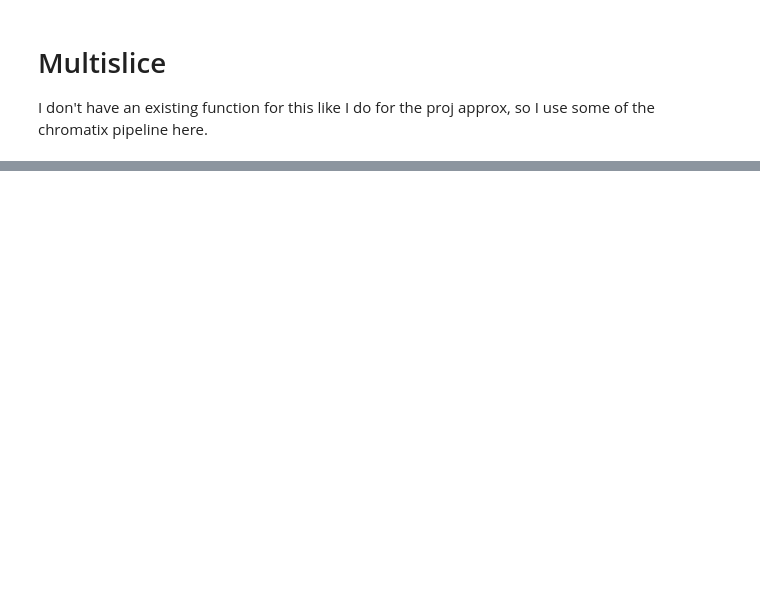
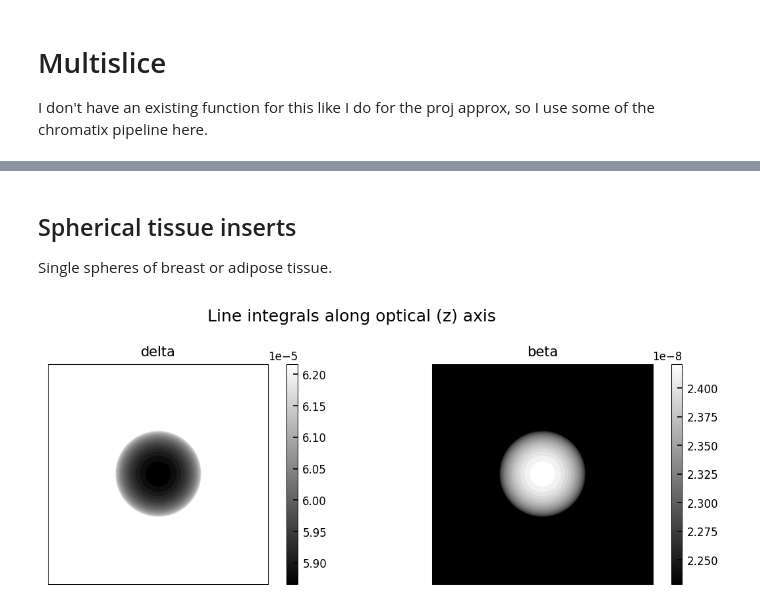
Before and after one commit to gjadick/spectral-xpci, a Jupyter notebook: multislice.ipynb, the cells around one changed output, grey strips where cells are left out. Saved outputs shown, nothing was run; the diff lists cells and outputs as text; code cells hidden in the pictures; blank space fills up the shorter version.

```diff
--- a/multislice.ipynb
+++ b/multislice.ipynb
@@ -173,0 +303,38 @@ Wall time: 20.5 s
+# %% [markdown]
+## Spherical tissue inserts
+Single spheres of breast or adipose tissue.
+# %%
+%%time
+
+def make_sphere_phantom(N, Nz, dx, radius, energy, sphere_material=breast, background_material=pmma):
+
+    fov = N*dx
+    coords = np.abs(np.linspace(-fov/2, fov/2, N))
+    zcoords = np.abs(np.linspace(-fov/2, fov/2, Nz))
+    Z, X, Y = np.meshgrid(zcoords, coords, coords)
+
+    obj = np.zeros([Nz, N, N], dtype=np.uint8)
+    mask = np.where((X**2 + Y**2 + Z**2 < sphere_radius**2))
+    mask = (mask[1], mask[0], mask[2])  # ? works
+
+    obj[mask] = 1
+
+    matdict = {0: background_material, 1: sphere_material}
+    obj_delta = jnp.zeros(obj.shape)
+    obj_beta = jnp.zeros(obj.shape)
+    for mat_id in matdict:
+        d, b = matdict[mat_id].delta_beta(energy)
+        obj_delta = obj_delta.at[obj == mat_id].set(d)
+        obj_beta = obj_beta.at[obj == mat_id].set(b)
+
+    return obj_delta, obj_beta
+
+
+################################################################
+
+sphere_radius = 200e-6
+obj_delta, obj_beta = make_sphere_phantom(N, 100, dx, sphere_radius, energy)  # need larger Nz to resolve sphere curve
+
+show_phantom(obj_delta, obj_beta)
+# %% [output]
+[figure, added]
```
Also changed, not shown: parts of 18 cells of this notebook.
